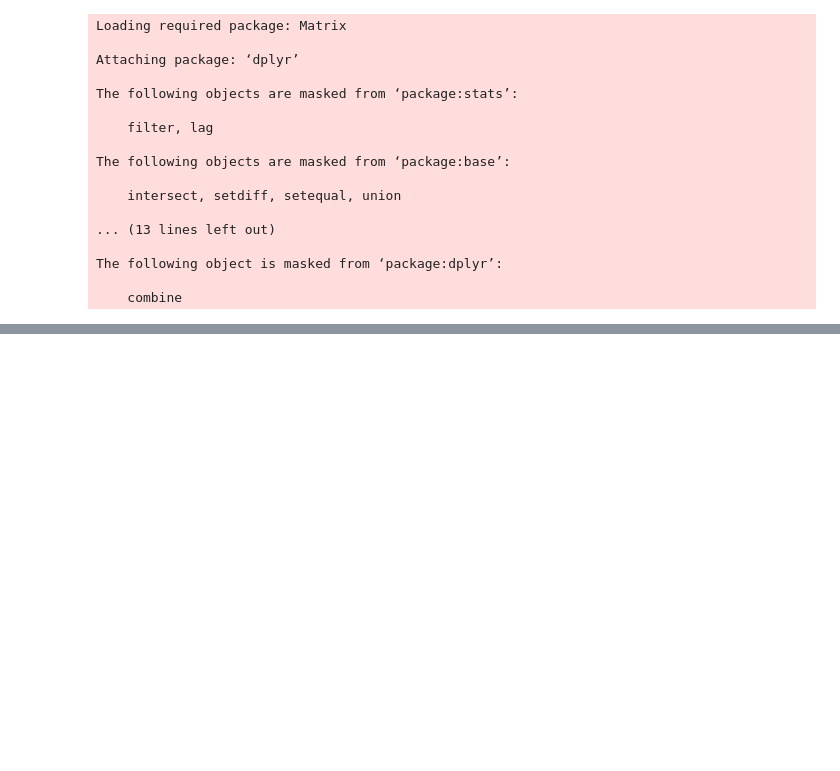
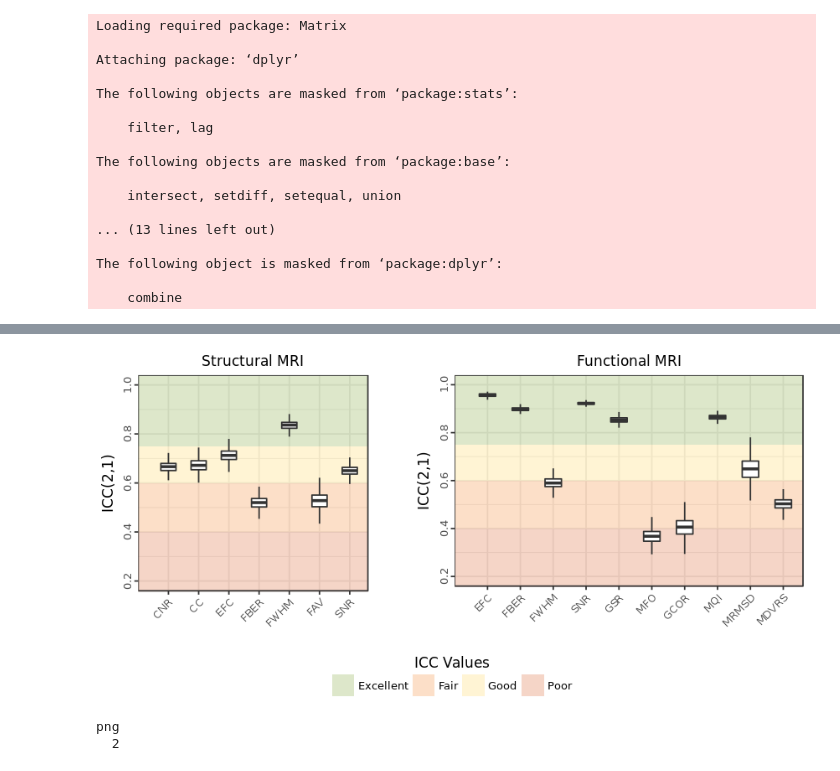
Before and after one commit to preprocessed-connectomes-project/giavasis2015-QAP-paper, a Jupyter notebook: data_analysis/CORR_ICC_boxplots.ipynb, the cells around one changed output, grey strips where cells are left out. Cells and saved outputs as stored; diff of their text form; code cells hidden in the pictures; blank space fills up the shorter version.

```diff
--- a/data_analysis/CORR_ICC_boxplots.ipynb
+++ b/data_analysis/CORR_ICC_boxplots.ipynb
@@ -170,0 +361,30 @@ boot.ci(results)
+# %%
+options(repr.plot.width=180.0/25.4, repr.plot.height=3.5)
+# extract the legend
+lay <- rbind(c(1,1,1,1,1,1,1,NA,2,2,2,2,2,2,2,2,2,2),
+             c(3,3,3,3,3,3,3,3,3,3,3,3,3,3,3,3,3,3))
+
+g <- ggplotGrob(p[[1]] + theme(legend.position="bottom"))$grobs
+legend <- g[[which(sapply(g, function(x) x$name) == "guide-box")]]
+lheight <- sum(legend$height)
+
+grid.arrange(
+    p[[1]] + theme(legend.position="none"),
+    p[[2]] + theme(legend.position="none"),
+    legend,
+    layout_matrix=lay,
+    heights=unit(c(3.0,0.5), c("in","in")))
+# %% [output]
+[figure, added]
+# %%
+pdf("icc_plot.pdf", width = 180.0/25.4, height = 3.5, family="ArialMT")
+grid.arrange(
+    p[[1]] + theme(legend.position="none"),
+    p[[2]] + theme(legend.position="none"),
+    legend,
+    layout_matrix=lay,
+    heights=unit(c(3.0,0.5), c("in","in")))
+dev.off()
+# %% [output]
+png
+  2
```
Also changed, not shown: parts of 17 cells of this notebook, 14 other files.
